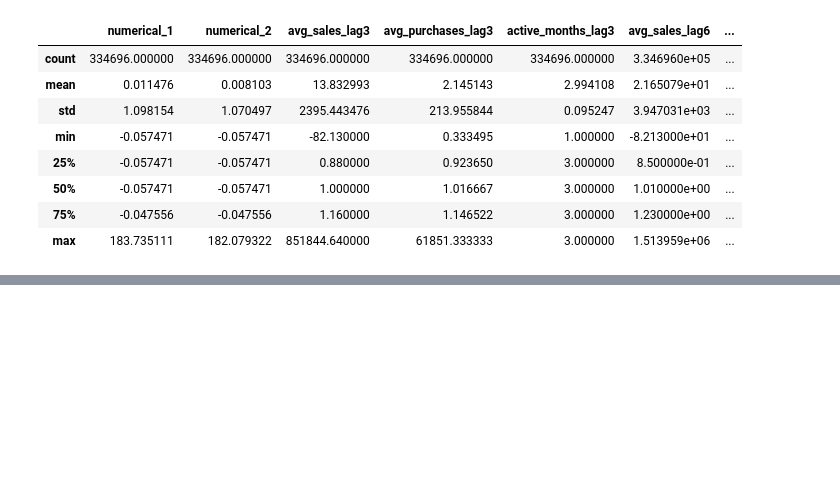
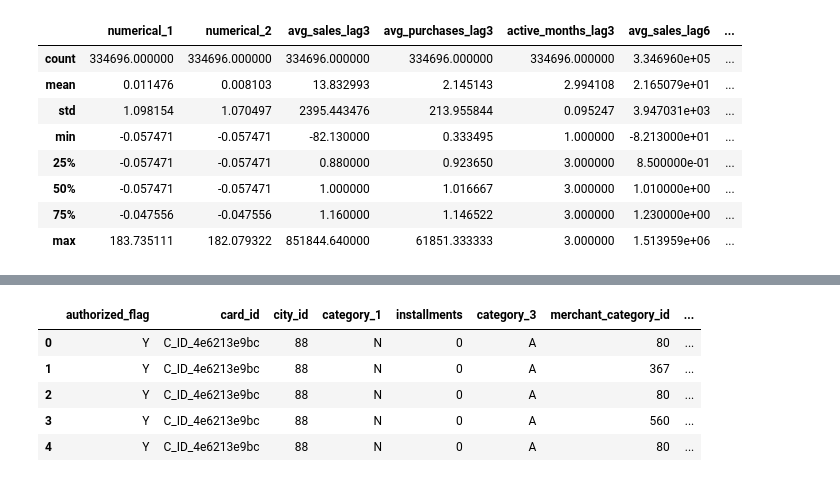
Before and after one commit to yx1405585468/ML-Game, a Jupyter notebook: 机器学习算法竞赛实战（Book）/第二部分/Elo 商户类别推荐/code/main.ipynb, the cells around one changed output, grey strips where cells are left out. Cells and saved outputs as stored; diff of their text form; code cells hidden in the pictures; blank space fills up the shorter version.

```diff
--- a/机器学习算法竞赛实战（Book）/第二部分/Elo 商户类别推荐/code/main.ipynb
+++ b/机器学习算法竞赛实战（Book）/第二部分/Elo 商户类别推荐/code/main.ipynb
@@ -496,0 +501,7 @@ merchant[numeric_cols].describe()
+# %%
+# 导入数据
+new_transaction = pd.read_csv(r'D:\Program Projects\Python Projects\temp\elo-merchant-category-recommendation\new_merchant_transactions.csv')
+history_transaction = pd.read_csv(r'D:\Program Projects\Python Projects\temp\elo-merchant-category-recommendation\historical_transactions.csv', nrows=10000)
+
+df_history = pd.read_excel('../data/Data_Dictionary.xlsx', sheet_name='history', skiprows=2)
+df_new = pd.read_excel('../data/Data_Dictionary.xlsx', sheet_name='new_merchant_period', skiprows=2)
@@ -496,0 +520,9 @@ merchant[numeric_cols].describe()
+# %%
+history_transaction.head()
+# %% [output]
+|  | authorized_flag | card_id | city_id | category_1 | installments | category_3 | merchant_category_id | ... |
+| 0 | Y | C_ID_4e6213e9bc | 88 | N | 0 | A | 80 | ... |
+| 1 | Y | C_ID_4e6213e9bc | 88 | N | 0 | A | 367 | ... |
+| 2 | Y | C_ID_4e6213e9bc | 88 | N | 0 | A | 80 | ... |
+| 3 | Y | C_ID_4e6213e9bc | 88 | N | 0 | A | 560 | ... |
+| 4 | Y | C_ID_4e6213e9bc | 88 | N | 0 | A | 80 | ... |
```
Also changed, not shown: parts of 19 cells of this notebook.
